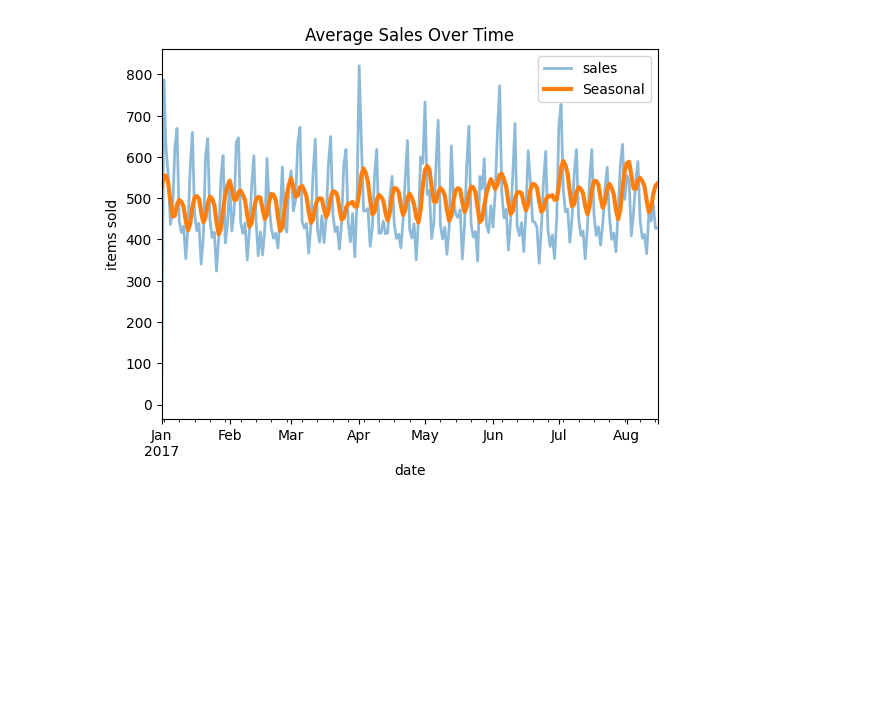
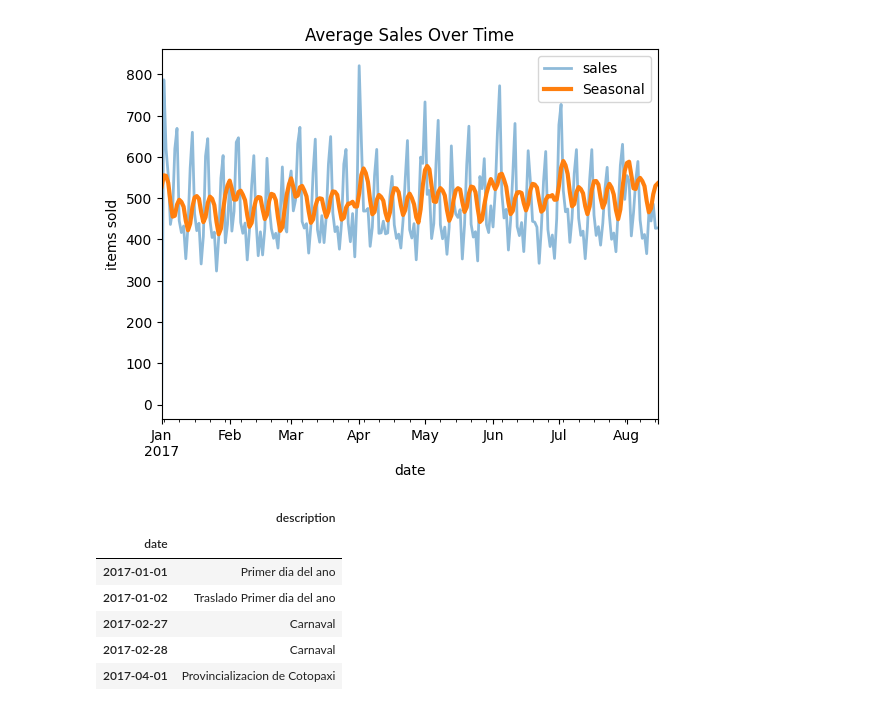
Before and after one commit to nipun-khanna/Store-Sales-Forecasting, a Jupyter notebook: trend_matching.ipynb, the cells around one changed output. Cells and saved outputs as stored; diff of their text form; code cells hidden in the pictures; blank space fills up the shorter version.

```diff
--- a/trend_matching.ipynb
+++ b/trend_matching.ipynb
@@ -95,3 +107,20 @@ ax.legend()
 # %% [output]
 <matplotlib.legend.Legend at 0x...>
 [figure]
+# %%
+# Ignore local holidays
+holidays = (holidays_events
+    .query("locale in ['National', 'Regional']")
+    .loc['2017':'2017-08-15', ['description']]
+    .assign(description=lambda x: x.description.cat.remove_unused_categories())
+)
+
+holidays.head()
+# %% [output]
+|  | description |
+| date |  |
+| 2017-01-01 | Primer dia del ano |
+| 2017-01-02 | Traslado Primer dia del ano |
+| 2017-02-27 | Carnaval |
+| 2017-02-28 | Carnaval |
+| 2017-04-01 | Provincializacion de Cotopaxi |
```
Also changed, not shown: parts of 4 cells of this notebook.
